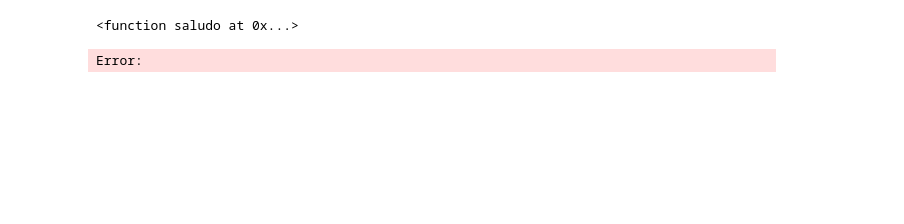
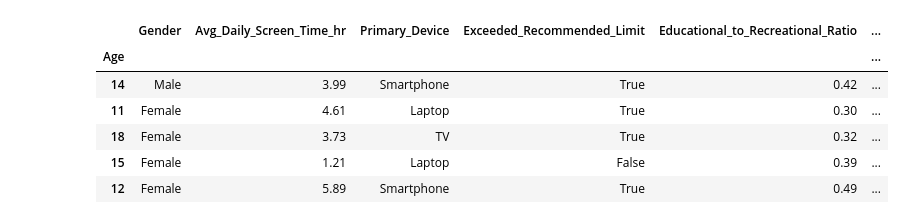
Before and after one commit to anavillegas26/Python-Semestre-I, a Jupyter notebook: Jupyter.ipynb/ejercicio_practica.ipynb, the cells around one changed output. Saved outputs shown, nothing was run; the diff lists cells and outputs as text; code cells hidden in the pictures; blank space fills up the shorter version.

```diff
--- a/Jupyter.ipynb/ejercicio_practica.ipynb
+++ b/Jupyter.ipynb/ejercicio_practica.ipynb
@@ -10,5 +4,0 @@ def saludo(nombre):
-# %%
-print(saludo)
-# %% [output]
-<function saludo at 0x...>
-Error:
@@ -16,0 +5,11 @@ matriz
+# %%
+df = pd.read_csv("Data/Indian.csv", index_col="Age")
+df.head()
+# %% [output]
+|  | Gender | Avg_Daily_Screen_Time_hr | Primary_Device | Exceeded_Recommended_Limit | Educational_to_Recreational_Ratio | ... |
+| Age |  |  |  |  |  | ... |
+| 14 | Male | 3.99 | Smartphone | True | 0.42 | ... |
+| 11 | Female | 4.61 | Laptop | True | 0.30 | ... |
+| 18 | Female | 3.73 | TV | True | 0.32 | ... |
+| 15 | Female | 1.21 | Laptop | False | 0.39 | ... |
+| 12 | Female | 5.89 | Smartphone | True | 0.49 | ... |
```
Also changed, not shown: parts of 11 cells of this notebook, 6 other files.
